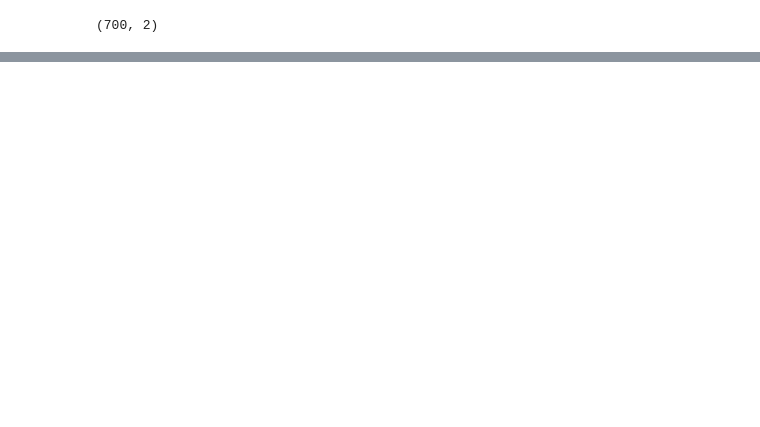
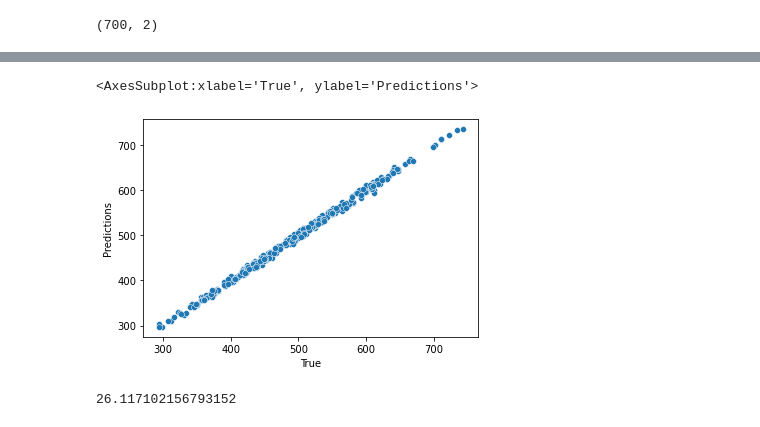
Before and after one commit to mchhour31/Refactored_Py_DS_ML_Bootcamp-master, a Jupyter notebook: TensorFlow_FILES/ANNs/tf_syntax_basics.ipynb, the cells around one changed output, grey strips where cells are left out. Drawn from its saved outputs; the diff is of its cells as text; code cells hidden in the pictures; blank space fills up the shorter version.

```diff
--- a/TensorFlow_FILES/ANNs/tf_syntax_basics.ipynb
+++ b/TensorFlow_FILES/ANNs/tf_syntax_basics.ipynb
@@ -223,0 +57,14 @@ array([[421.02325]], dtype=float32)
+# %%
+from tensorflow.keras.models import Sequential
+from tensorflow.keras.layers import Dense
+
+model = Sequential()
+model.add(Dense(2, activation='relu'))
+model.add(Dense(4, activation='relu'))
+model.add(Dense(4, activation='relu'))
+model.add(Dense(units=1))
+
+model.compile(optimizer='rmsprop',
+              loss='mse')
+# %%
+model.fit(X_train, y_train, validation_data=(X_test, y_test), epochs=400)
@@ -223,0 +90,13 @@ array([[421.02325]], dtype=float32)
+# %%
+predictions = pd.Series(model.predict(X_test, verbose=0).reshape(300,))
+# %%
+true_values = pd.DataFrame(y_test)
+
+true_values.reset_index(drop=True, inplace=True)
+predictions.reset_index(drop=True, inplace=True)
+
+predict_true = pd.concat([predictions, true_values], axis=1)
+
+predict_true.columns = ['True', 'Predictions']
+
+predict_true
@@ -223,0 +117,11 @@ array([[421.02325]], dtype=float32)
+# %%
+sns.scatterplot(data=predict_true, x='True', y='Predictions')
+# %% [output]
+<AxesSubplot:xlabel='True', ylabel='Predictions'>
+[figure, added]
+# %%
+from sklearn.metrics import mean_squared_error, explained_variance_score
+
+print(mean_squared_error(y_test, predictions))
+# %% [output]
+26.117102156793152
```
Also changed, not shown: parts of 49 cells of this notebook.
